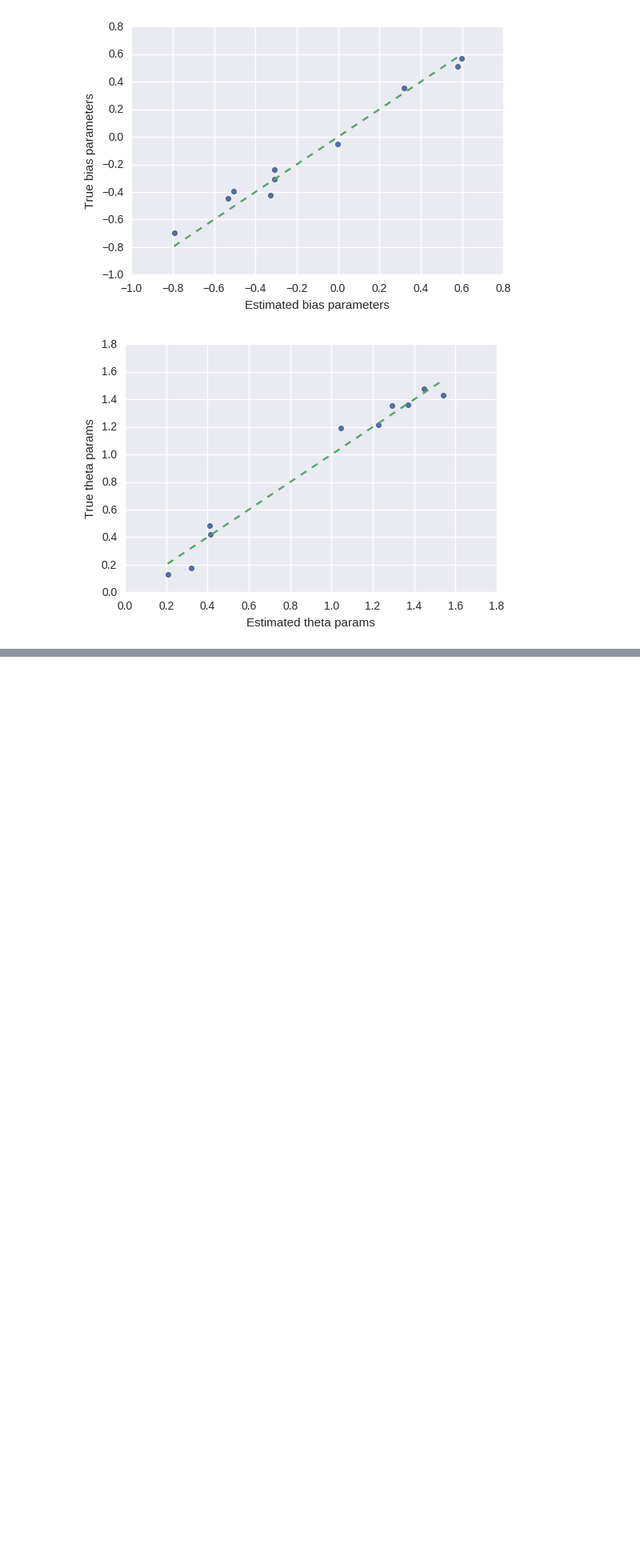
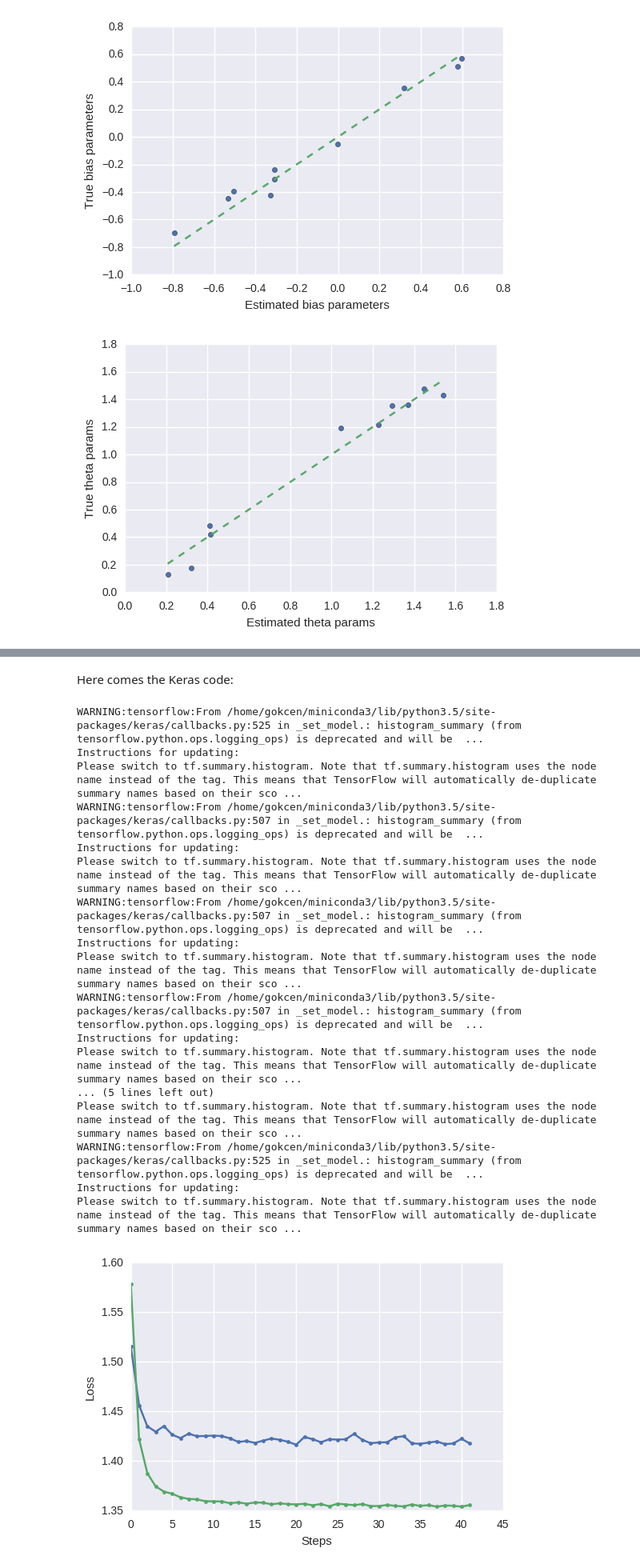
Before and after one commit to gokceneraslan/neuralnet_countmodels, a Jupyter notebook: Count models with neuralnets.ipynb, the cells around one changed output, grey strips where cells are left out. Shown: that part at 80% size. Saved outputs shown, nothing was run; the diff lists cells and outputs as text; code cells hidden in the pictures; blank space fills up the shorter version.

```diff
--- a/Count models with neuralnets.ipynb
+++ b/Count models with neuralnets.ipynb
@@ -471,0 +625,55 @@ Go to [Tensorboard](http://localhost:6006) for more fun!
+# %% [markdown]
+Here comes the Keras code:
+# %%
+K.clear_session()
+
+inputs = Input(shape=(num_feat,))
+predictions = Dense(num_out, activation=tf.exp)(inputs)
+model = Model(input=inputs, output=predictions)
+
+pi_layer = Dense(num_out, activation='sigmoid')
+pi = pi_layer(inputs)
+zinb = ZINB(pi, theta_init=tf.zeros([1, num_out]))
+
+model.layers[-1].trainable_weights.extend([zinb.theta_variable,
+                                           *pi_layer.trainable_weights])
+
+opt = RMSprop(lr=5e-2)
+model.compile(optimizer=opt,
+              loss=zinb.loss) #zinb loss function
+
+early_stop = EarlyStopping(monitor='val_loss', patience=20)
+tb = TensorBoard(log_dir='./logs_zinb', histogram_freq=1)
+
+losses = model.fit(X, Y,
+                   callbacks=[early_stop, tb],
+                   batch_size=128,
+                   validation_split=0.2,
+                   nb_epoch=10000, verbose=0)
+
+val_hist = losses.history['val_loss']
+train_hist = losses.history['loss']
+
+plt.plot(range(len(val_hist)), val_hist, 'b.-',
+         range(len(train_hist)), train_hist, 'g.-')
+plt.ylabel('Loss')
+_ = plt.xlabel('Steps')
+# %% [output]
+WARNING:tensorflow:From /home/gokcen/miniconda3/lib/python3.5/site-packages/keras/callbacks.py:525 in _set_model.: histogram_summary (from tensorflow.python.ops.logging_ops) is deprecated and will be  ...
+Instructions for updating:
+Please switch to tf.summary.histogram. Note that tf.summary.histogram uses the node name instead of the tag. This means that TensorFlow will automatically de-duplicate summary names based on their sco ...
+WARNING:tensorflow:From /home/gokcen/miniconda3/lib/python3.5/site-packages/keras/callbacks.py:507 in _set_model.: histogram_summary (from tensorflow.python.ops.logging_ops) is deprecated and will be  ...
+Instructions for updating:
+Please switch to tf.summary.histogram. Note that tf.summary.histogram uses the node name instead of the tag. This means that TensorFlow will automatically de-duplicate summary names based on their sco ...
+WARNING:tensorflow:From /home/gokcen/miniconda3/lib/python3.5/site-packages/keras/callbacks.py:507 in _set_model.: histogram_summary (from tensorflow.python.ops.logging_ops) is deprecated and will be  ...
+Instructions for updating:
+Please switch to tf.summary.histogram. Note that tf.summary.histogram uses the node name instead of the tag. This means that TensorFlow will automatically de-duplicate summary names based on their sco ...
+WARNING:tensorflow:From /home/gokcen/miniconda3/lib/python3.5/site-packages/keras/callbacks.py:507 in _set_model.: histogram_summary (from tensorflow.python.ops.logging_ops) is deprecated and will be  ...
+Instructions for updating:
+Please switch to tf.summary.histogram. Note that tf.summary.histogram uses the node name instead of the tag. This means that TensorFlow will automatically de-duplicate summary names based on their sco ...
+... (5 lines left out)
+Please switch to tf.summary.histogram. Note that tf.summary.histogram uses the node name instead of the tag. This means that TensorFlow will automatically de-duplicate summary names based on their sco ...
+WARNING:tensorflow:From /home/gokcen/miniconda3/lib/python3.5/site-packages/keras/callbacks.py:525 in _set_model.: histogram_summary (from tensorflow.python.ops.logging_ops) is deprecated and will be  ...
+Instructions for updating:
+Please switch to tf.summary.histogram. Note that tf.summary.histogram uses the node name instead of the tag. This means that TensorFlow will automatically de-duplicate summary names based on their sco ...
+[figure, added]
```
Also changed, not shown: parts of 12 cells of this notebook.
